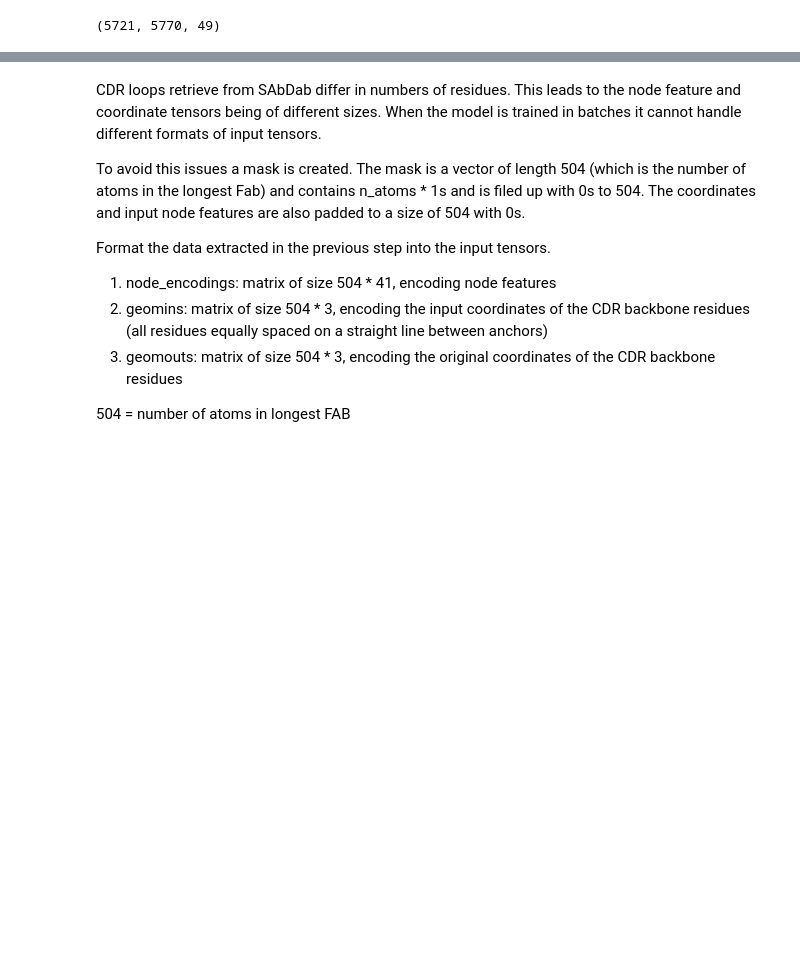
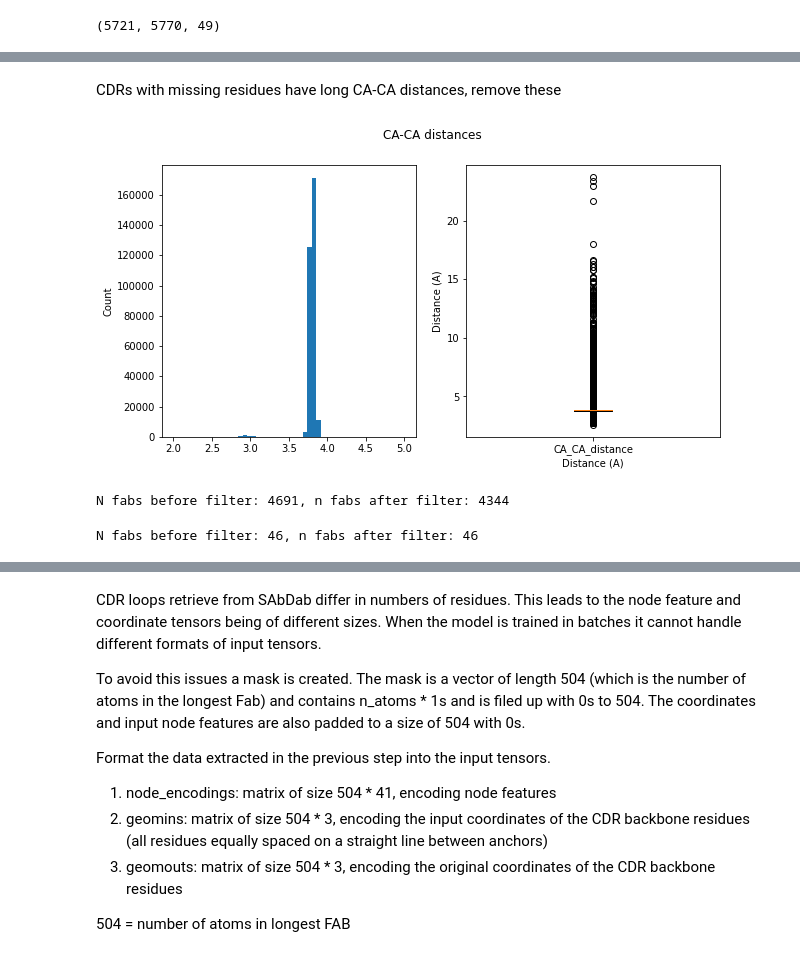
Before and after one commit to felixsihombing/ABlooper, a Jupyter notebook: retrain_model.ipynb, the cells around one changed output, grey strips where cells are left out. Drawn from its saved outputs; the diff is of its cells as text; code cells hidden in the pictures; blank space fills up the shorter version.

```diff
--- a/retrain_model.ipynb
+++ b/retrain_model.ipynb
@@ -70,0 +147,26 @@ with open('train_data/CDR_seqs_test.npy', 'rb') as infile:
+# %% [markdown]
+CDRs with missing residues have long CA-CA distances, remove these
+# %%
+CA_CAs = []
+for i in range(len(CDR_seqs)):
+    CA_CA, _, _, _, _ = calcualte_BB_atom_distances(CDR_seqs[i], CDR_BB_coords[i])
+    CA_CAs += CA_CA
+
+fig, axs = plt.subplots(1, 2, figsize=(10, 5))
+axs[0].hist(CA_CAs, bins=50, range=(2, 5));
+axs[1].boxplot([CA_CAs], labels=['CA_CA_distance']);
+
+axs[0].set_ylabel('Count')
+axs[1].set_ylabel('Distance (A)')
+axs[1].set_xlabel('Distance (A)')
+fig.suptitle('CA-CA distances');
+# %% [output]
+[figure, added]
+# %%
+CDR_seqs, CDR_BB_coords = filter_CA_distance(CDR_seqs, CDR_BB_coords)
+# %% [output]
+N fabs before filter: 4691, n fabs after filter: 4344
+# %%
+CDR_seqs_test, CDR_BB_coords_test = filter_CA_distance(CDR_seqs_test, CDR_BB_coords_test)
+# %% [output]
+N fabs before filter: 46, n fabs after filter: 46
```
Also changed, not shown: parts of 24 cells of this notebook, 4 other files.
